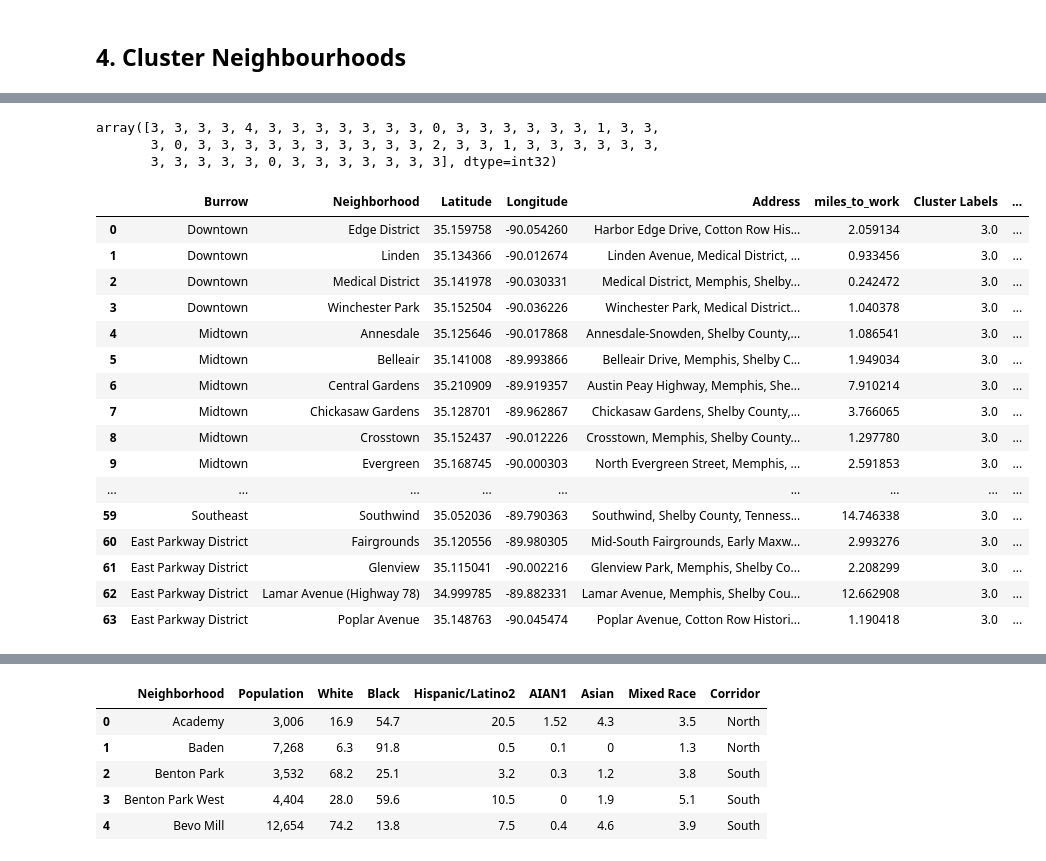
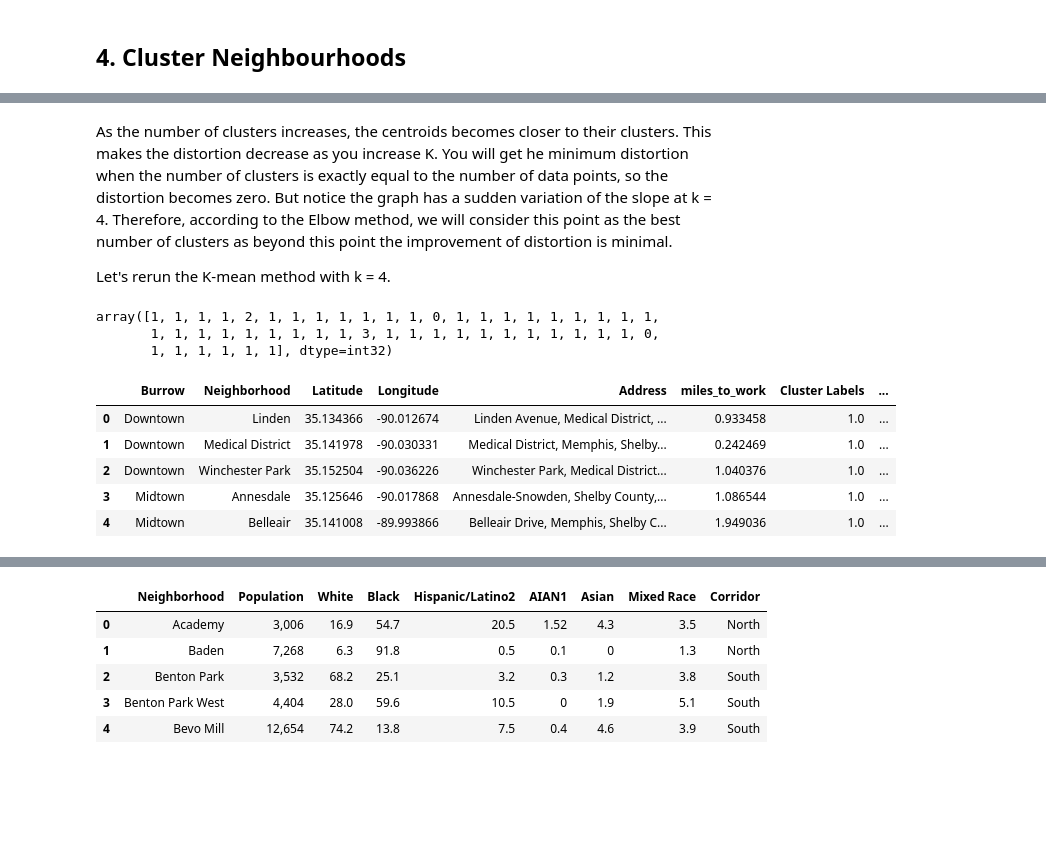
Before and after one commit to sumedhekaru/Analyzing-Neighborhoods, a Jupyter notebook: Battle_of_Neighborhood.ipynb, the cells around one changed output, grey strips where cells are left out. Saved outputs shown, nothing was run; the diff lists cells and outputs as text; code cells hidden in the pictures; blank space fills up the shorter version.

Commit message:
Memphis is done

```diff
--- a/Battle_of_Neighborhood.ipynb
+++ b/Battle_of_Neighborhood.ipynb
@@ -295,2 +295,0 @@ Send the GET request and examine the resutls
-# %%
-results = rs.get(url).json()
@@ -458,12 +447,0 @@ Memphis_grouped.shape
-# %%
-num_top_venues = 5
-
-for hood in Memphis_grouped['Neighborhood']:
-    print("----"+hood+"----")
-    temp = Memphis_grouped[Memphis_grouped['Neighborhood'] == hood].T.reset_index()
-    temp.columns = ['venue','freq']
-    temp = temp.iloc[1:]
-    temp['freq'] = temp['freq'].astype(float)
-    temp = temp.round({'freq': 2})
-    print(temp.sort_values('freq', ascending=False).reset_index(drop=True).head(num_top_venues))
-    print('\n')
@@ -487,0 +450,10 @@ for hood in Memphis_grouped['Neighborhood']:
+# %%
+Memphis_grouped = Memphis_onehot.groupby('Neighborhood').mean().reset_index()
+
+# Add miles to work to the data frame
+Memphis_grouped = pd.merge(Memphis_grouped,memphis_df[['Neighborhood','miles_to_work']],on='Neighborhood', how='left')
+
+# See how many rows and columns
+print(Memphis_grouped.shape)
+
+Memphis_grouped.sample(n = 5)
@@ -524,53 +562,47 @@ neighborhoods_venues_sorted.head()
+# %% [markdown]
+As the number of clusters increases, the centroids becomes closer to their clusters. This makes the distortion decrease as you increase K. You will get he minimum distortion when the number of clusters is exactly equal to the number of data points, so the distortion becomes zero. But notice the graph has a sudden variation of the slope at k = 4. Therefore, according to the Elbow method, we will consider this point as the best number of clusters as beyond this point the improvement of distortion is minimal.
+
+Let's rerun the K-mean method with k =  4.
 # %%
-# set number of clusters
-kclusters = 5
-Memphis_grouped_clustering = Memphis_grouped.drop('Neighborhood', 1)
+kclusters = 4
+
+# print(Memphis_grouped_clustering)
 
 # run k-means clustering
-kmeans = KMeans(n_clusters=kclusters, random_state=0).fit(Memphis_grouped_clustering)
+kmeans = KMeans(n_clusters=kclusters,random_state = 0).fit(Memphis_grouped_clustering)
 
-# check cluster labels generated for each row in the dataframe
 kmeans.labels_
 # %% [output]
-array([3, 3, 3, 3, 4, 3, 3, 3, 3, 3, 3, 3, 0, 3, 3, 3, 3, 3, 3, 1, 3, 3,
-       3, 0, 3, 3, 3, 3, 3, 3, 3, 3, 3, 3, 2, 3, 3, 1, 3, 3, 3, 3, 3, 3,
-       3, 3, 3, 3, 3, 0, 3, 3, 3, 3, 3, 3, 3], dtype=int32)
+array([1, 1, 1, 1, 2, 1, 1, 1, 1, 1, 1, 1, 0, 1, 1, 1, 1, 1, 1, 1, 1, 1,
+       1, 1, 1, 1, 1, 1, 1, 1, 1, 3, 1, 1, 1, 1, 1, 1, 1, 1, 1, 1, 1, 0,
+       1, 1, 1, 1, 1, 1], dtype=int32)
 # %%
 # add clustering labels
+
 try:
-    neighborhoods_venues_sorted.drop('Cluster Labels', axis=1)
+    neighborhoods_venues_sorted.drop('Cluster Labels', axis=1,inplace = True)
+    neighborhoods_venues_sorted.insert(0, 'Cluster Labels', kmeans.labels_)
 except:
     neighborhoods_venues_sorted.insert(0, 'Cluster Labels', kmeans.labels_) # Uncomment this when run first time
 
-Memphis_merged = df
+Memphis_merged = memphis_df
 Memphis_merged.head()
 # merge toronto_grouped with toronto_data to add latitude/longitude for each neighborhood
 Memphis_merged = Memphis_merged.join(neighborhoods_venues_sorted.set_index('Neighborhood'), on='Neighborhood')
 
 Memphis_merged.head() # check the last columns!
 
 # Drop the rows with no cluster labels
 Memphis_merged.dropna(inplace=True)
 
-Memphis_merged
+Memphis_merged.head()
 # %% [output]
 |  | Burrow | Neighborhood | Latitude | Longitude | Address | miles_to_work | Cluster Labels | ... |
-| 0 | Downtown | Edge District | 35.159758 | -90.054260 | Harbor Edge Drive, Cotton Row His... | 2.059134 | 3.0 | ... |
-| 1 | Downtown | Linden | 35.134366 | -90.012674 | Linden Avenue, Medical District, ... | 0.933456 | 3.0 | ... |
-| 2 | Downtown | Medical District | 35.141978 | -90.030331 | Medical District, Memphis, Shelby... | 0.242472 | 3.0 | ... |
-| 3 | Downtown | Winchester Park | 35.152504 | -90.036226 | Winchester Park, Medical District... | 1.040378 | 3.0 | ... |
-| 4 | Midtown | Annesdale | 35.125646 | -90.017868 | Annesdale-Snowden, Shelby County,... | 1.086541 | 3.0 | ... |
-| 5 | Midtown | Belleair | 35.141008 | -89.993866 | Belleair Drive, Memphis, Shelby C... | 1.949034 | 3.0 | ... |
-| 6 | Midtown | Central Gardens | 35.210909 | -89.919357 | Austin Peay Highway, Memphis, She... | 7.910214 | 3.0 | ... |
-| 7 | Midtown | Chickasaw Gardens | 35.128701 | -89.962867 | Chickasaw Gardens, Shelby County,... | 3.766065 | 3.0 | ... |
-| 8 | Midtown | Crosstown | 35.152437 | -90.012226 | Crosstown, Memphis, Shelby County... | 1.297780 | 3.0 | ... |
-| 9 | Midtown | Evergreen | 35.168745 | -90.000303 | North Evergreen Street, Memphis, ... | 2.591853 | 3.0 | ... |
-| ... | ... | ... | ... | ... | ... | ... | ... | ... |
-| 59 | Southeast | Southwind | 35.052036 | -89.790363 | Southwind, Shelby County, Tenness... | 14.746338 | 3.0 | ... |
-| 60 | East Parkway District | Fairgrounds | 35.120556 | -89.980305 | Mid-South Fairgrounds, Early Maxw... | 2.993276 | 3.0 | ... |
-| 61 | East Parkway District | Glenview | 35.115041 | -90.002216 | Glenview Park, Memphis, Shelby Co... | 2.208299 | 3.0 | ... |
-| 62 | East Parkway District | Lamar Avenue (Highway 78) | 34.999785 | -89.882331 | Lamar Avenue, Memphis, Shelby Cou... | 12.662908 | 3.0 | ... |
-| 63 | East Parkway District | Poplar Avenue | 35.148763 | -90.045474 | Poplar Avenue, Cotton Row Histori... | 1.190418 | 3.0 | ... |
+| 0 | Downtown | Linden | 35.134366 | -90.012674 | Linden Avenue, Medical District, ... | 0.933458 | 1.0 | ... |
+| 1 | Downtown | Medical District | 35.141978 | -90.030331 | Medical District, Memphis, Shelby... | 0.242469 | 1.0 | ... |
+| 2 | Downtown | Winchester Park | 35.152504 | -90.036226 | Winchester Park, Medical District... | 1.040376 | 1.0 | ... |
+| 3 | Midtown | Annesdale | 35.125646 | -90.017868 | Annesdale-Snowden, Shelby County,... | 1.086544 | 1.0 | ... |
+| 4 | Midtown | Belleair | 35.141008 | -89.993866 | Belleair Drive, Memphis, Shelby C... | 1.949036 | 1.0 | ... |
 # %%
 # create map
 
```
Also changed, not shown: parts of 61 cells of this notebook.
